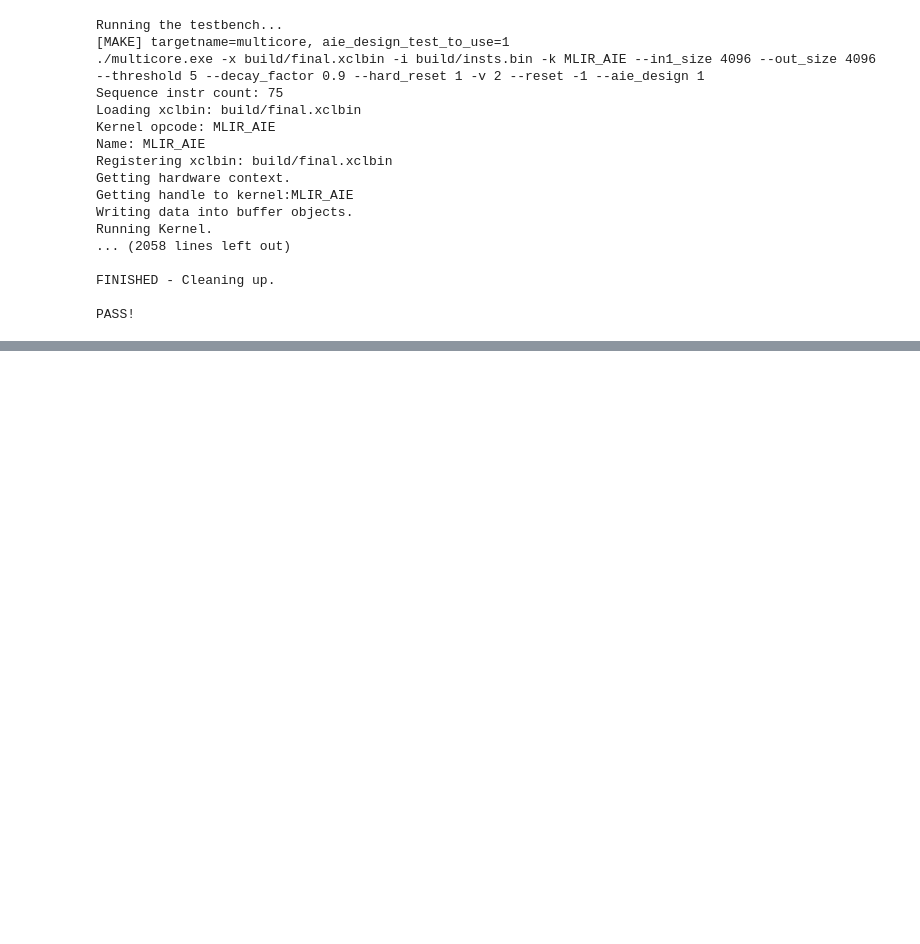
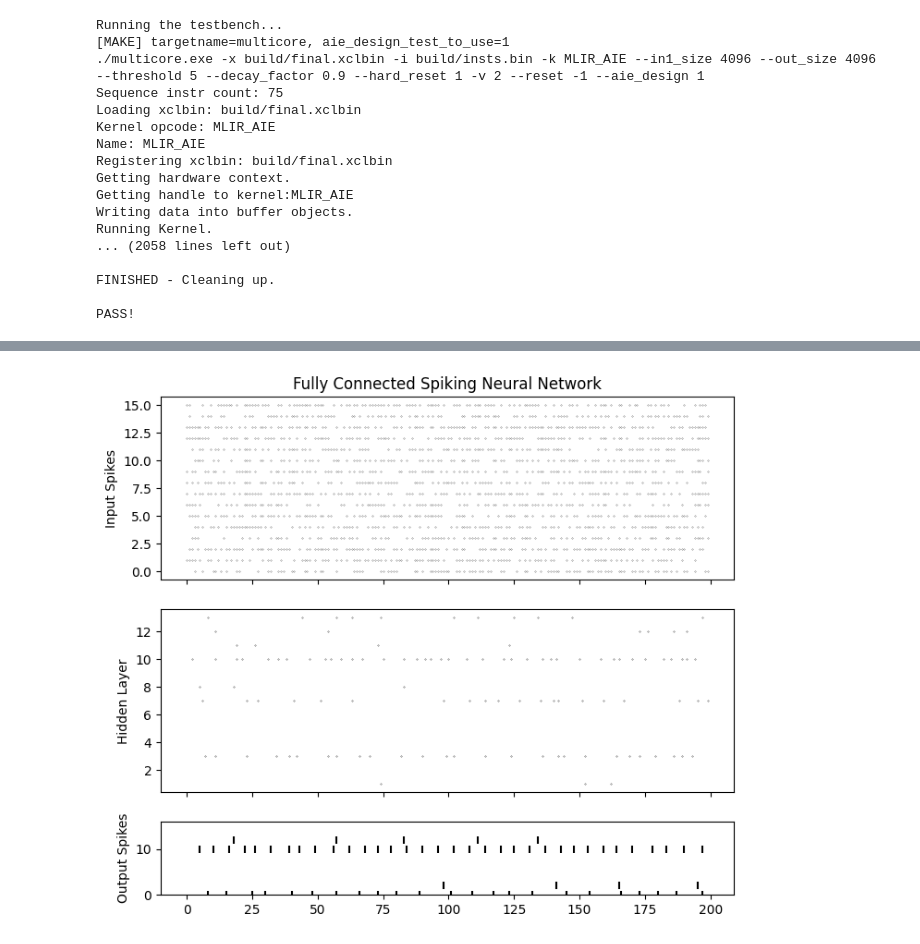
Before and after one commit to necst/SNN-NPU-DL_Framework, a Jupyter notebook: wrapping-multiclass/ComparisonSNN.ipynb, the cells around one changed output, grey strips where cells are left out. Cells and saved outputs as stored; diff of their text form; code cells hidden in the pictures; blank space fills up the shorter version.

Commit message:
added net snn torch

```diff
--- a/wrapping-multiclass/ComparisonSNN.ipynb
+++ b/wrapping-multiclass/ComparisonSNN.ipynb
@@ -393,0 +446,7 @@ plot_input_output_spikes(spk_in, spk_rec, title = "Leaky's Neuron Model With Inp
+# %%
+spk1_rec = []
+spk2_rec = []
+
+num_steps = 200
+spk_in = spikegen.rate_conv(torch.rand((200, 16))).unsqueeze(1)
+print(f"Dimension of the input: {spk_in}")
@@ -393,0 +467,23 @@ plot_input_output_spikes(spk_in, spk_rec, title = "Leaky's Neuron Model With Inp
+# %%
+# Build the model
+num_inputs = 16
+num_hidden = 16
+num_outputs = 16
+model = Net(num_inputs = num_inputs, num_hidden = num_hidden, num_outputs = num_outputs, beta = 0.9)
+
+# Initialize the membrane
+mem1 = torch.zeros_like(torch.tensor(num_hidden))
+mem2 = torch.zeros_like(torch.tensor(num_outputs))
+spk1 = 0
+# Run the model
+for step in range (num_steps):
+    mem1, spk1, mem2, spk2 = model.forward(spk_in[step], mem1, spk1, mem2)
+    spk1_rec.append(spk1)
+    spk2_rec.append(spk2)
+
+spk1_rec = torch.stack(spk1_rec)
+spk2_rec = torch.stack(spk2_rec)
+
+plot_snn_spikes(spk_in, spk1_rec, spk2_rec, num_outputs, "Fully Connected Spiking Neural Network")
+# %% [output]
+[figure, added]
```
Also changed, not shown: parts of 13 cells of this notebook.
